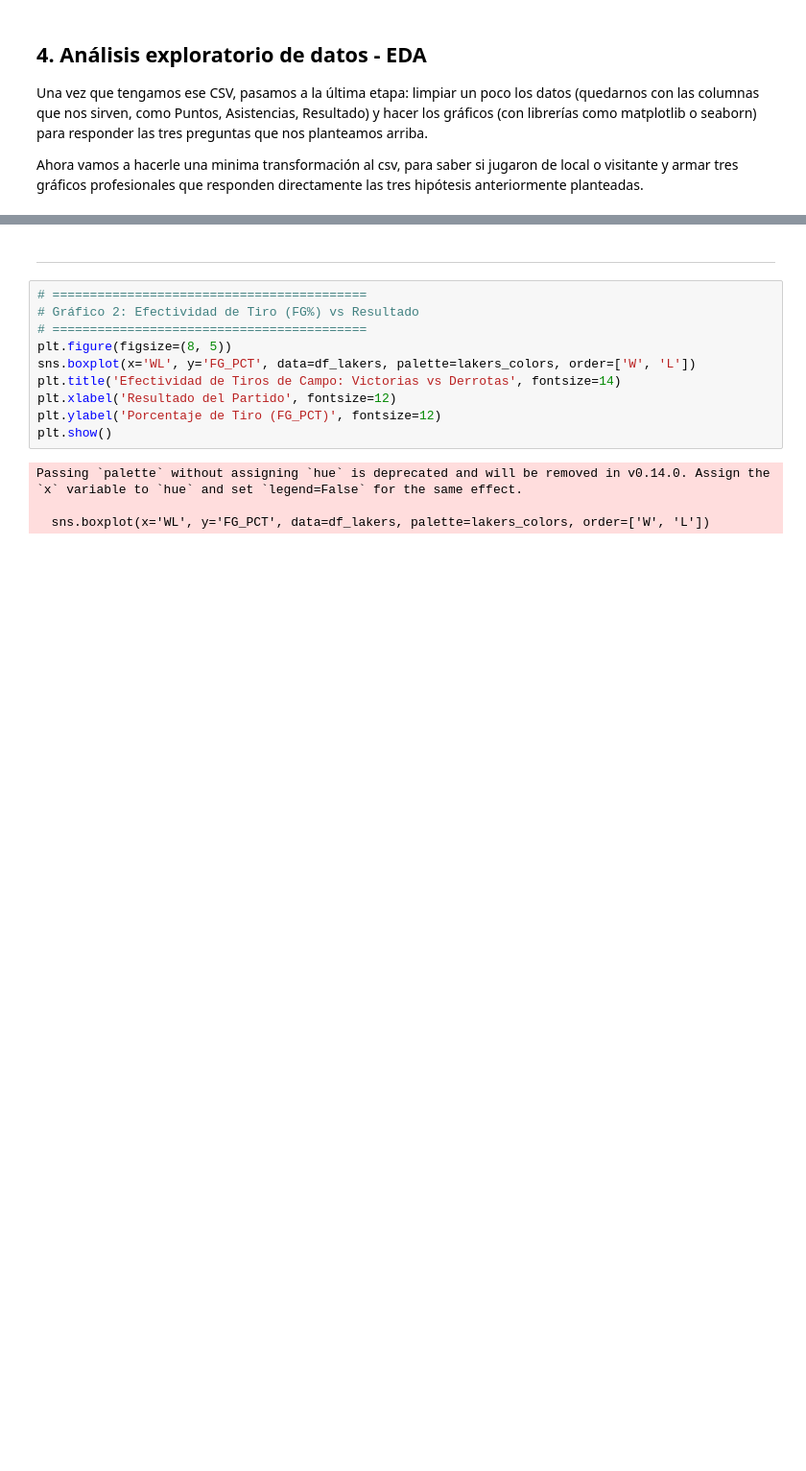
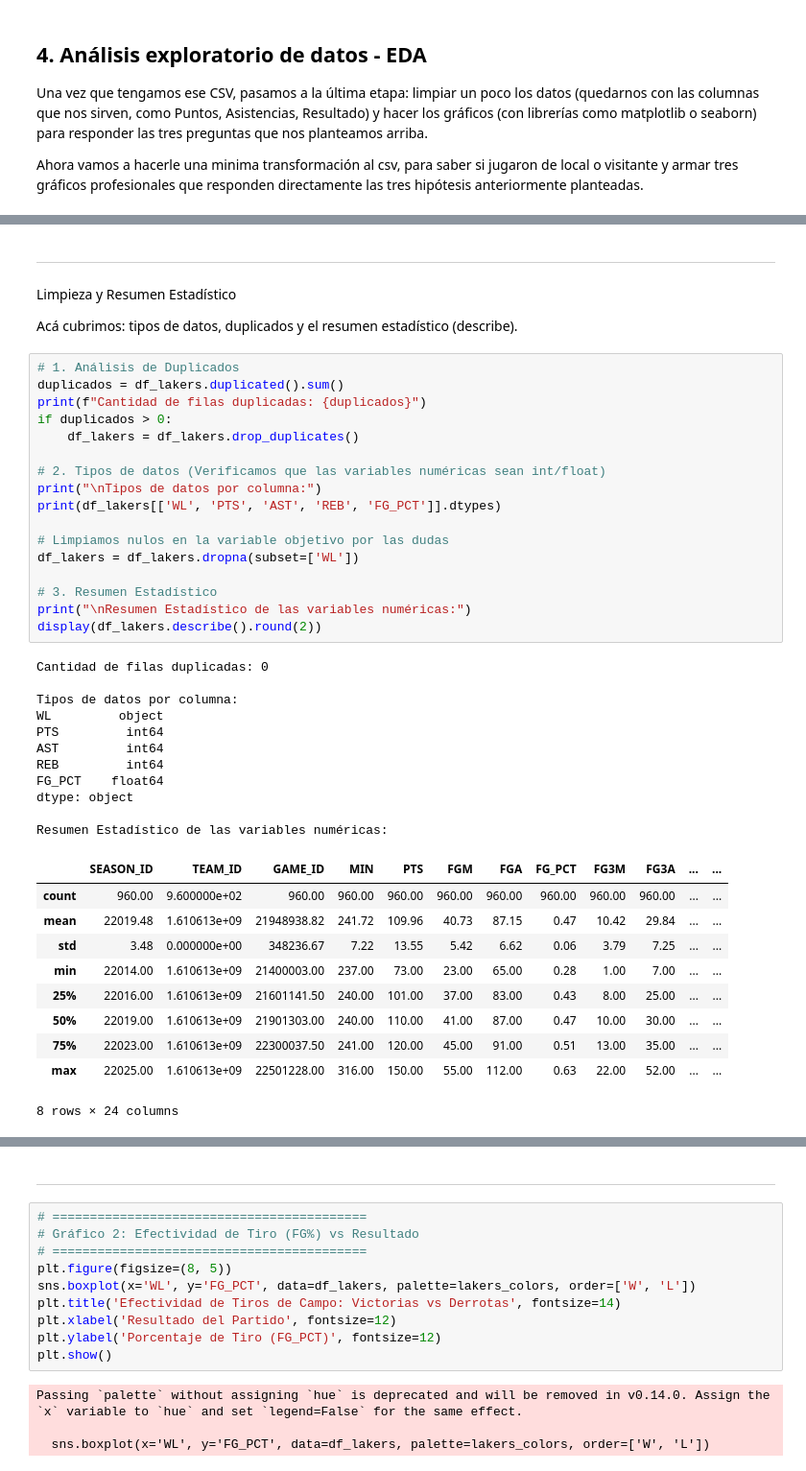
Before and after one commit to marcos-cabj/proyecto-data-science-II, a Jupyter notebook: DataScienceII.ipynb, the cells around one changed output, grey strips where cells are left out. Shown at 96% size. Saved outputs shown, nothing was run; the diff lists cells and outputs as text; blank space fills up the shorter version.

```diff
--- a/DataScienceII.ipynb
+++ b/DataScienceII.ipynb
@@ -88,3 +100,50 @@ df_lakers = df_lakers.dropna(subset=['WL'])
 sns.set_theme(style="whitegrid")
 # Usamos los colores oficiales de los Lakers para darle una personalizacion especial (Morado y Amarillo)
 lakers_colors = ['#552583', '#FDB927']
+# %% [markdown]
+
+
+---
+# %% [markdown]
+Limpieza y Resumen Estadístico
+
+Acá cubrimos: tipos de datos, duplicados y el resumen estadístico (describe).
+# %%
+# 1. Análisis de Duplicados
+duplicados = df_lakers.duplicated().sum()
+print(f"Cantidad de filas duplicadas: {duplicados}")
+if duplicados > 0:
+    df_lakers = df_lakers.drop_duplicates()
+
+# 2. Tipos de datos (Verificamos que las variables numéricas sean int/float)
+print("\nTipos de datos por columna:")
+print(df_lakers[['WL', 'PTS', 'AST', 'REB', 'FG_PCT']].dtypes)
+
+# Limpiamos nulos en la variable objetivo por las dudas
+df_lakers = df_lakers.dropna(subset=['WL'])
+
+# 3. Resumen Estadístico
+print("\nResumen Estadístico de las variables numéricas:")
+display(df_lakers.describe().round(2))
+# %% [output]
+Cantidad de filas duplicadas: 0
+
+Tipos de datos por columna:
+WL         object
+PTS         int64
+AST         int64
+REB         int64
+FG_PCT    float64
+dtype: object
+
+Resumen Estadístico de las variables numéricas:
+|  | SEASON_ID | TEAM_ID | GAME_ID | MIN | PTS | FGM | FGA | FG_PCT | FG3M | FG3A | ... | ... |
+| count | 960.00 | 9.600000e+02 | 960.00 | 960.00 | 960.00 | 960.00 | 960.00 | 960.00 | 960.00 | 960.00 | ... | ... |
+| mean | 22019.48 | 1.610613e+09 | 21948938.82 | 241.72 | 109.96 | 40.73 | 87.15 | 0.47 | 10.42 | 29.84 | ... | ... |
+| std | 3.48 | 0.000000e+00 | 348236.67 | 7.22 | 13.55 | 5.42 | 6.62 | 0.06 | 3.79 | 7.25 | ... | ... |
+| min | 22014.00 | 1.610613e+09 | 21400003.00 | 237.00 | 73.00 | 23.00 | 65.00 | 0.28 | 1.00 | 7.00 | ... | ... |
+| 25% | 22016.00 | 1.610613e+09 | 21601141.50 | 240.00 | 101.00 | 37.00 | 83.00 | 0.43 | 8.00 | 25.00 | ... | ... |
+| 50% | 22019.00 | 1.610613e+09 | 21901303.00 | 240.00 | 110.00 | 41.00 | 87.00 | 0.47 | 10.00 | 30.00 | ... | ... |
+| 75% | 22023.00 | 1.610613e+09 | 22300037.50 | 241.00 | 120.00 | 45.00 | 91.00 | 0.51 | 13.00 | 35.00 | ... | ... |
+| max | 22025.00 | 1.610613e+09 | 22501228.00 | 316.00 | 150.00 | 55.00 | 112.00 | 0.63 | 22.00 | 52.00 | ... | ... |
+8 rows × 24 columns
```
Also changed, not shown: parts of 17 cells of this notebook.
